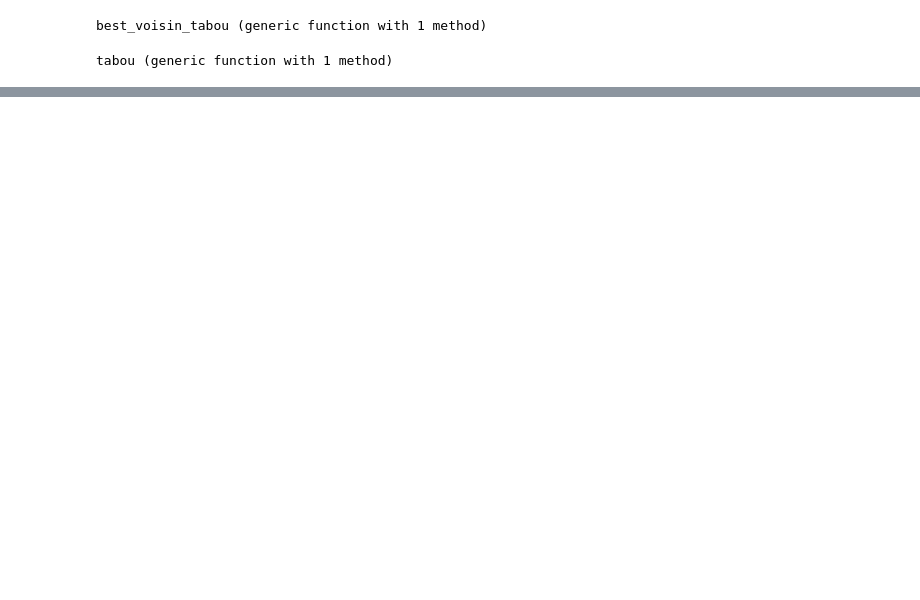
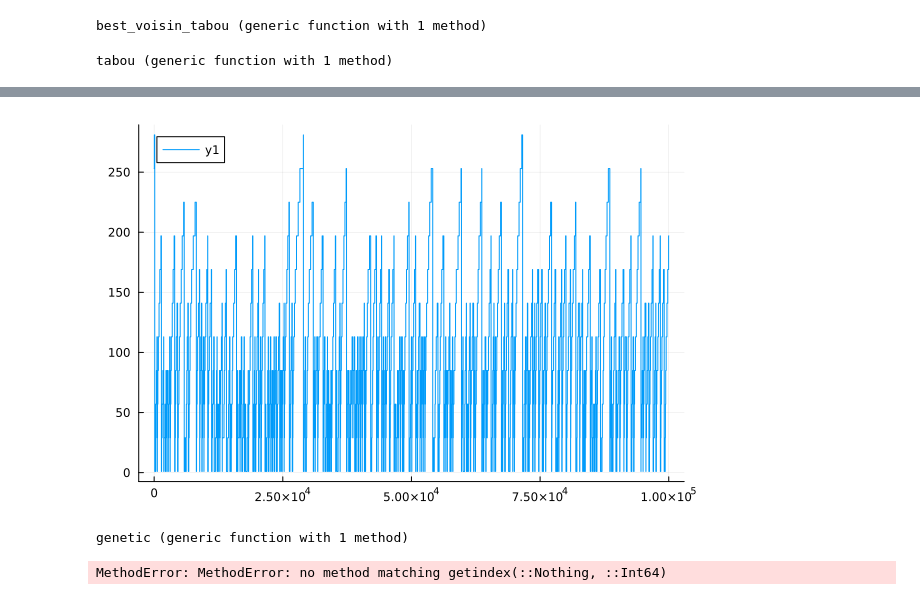
Before and after one commit to Mathemathis/MH-k-color, a Jupyter notebook: Tabouv1.ipynb, the cells around one changed output, grey strips where cells are left out. Saved outputs shown, nothing was run; the diff lists cells and outputs as text; code cells hidden in the pictures; blank space fills up the shorter version.

```diff
--- a/Tabouv1.ipynb
+++ b/Tabouv1.ipynb
@@ -321,0 +473,22 @@ count_conflict(adjacence_list, sol_tabou, n)
+# %%
+plot(Tabou_length[500000:600000])
+# %% [output]
+[figure, added]
+# %%
+function genetic(adjacence_list, indice_degree, degree, n, k)
+    Parents= [random_coloring(n, k) for i in 1:4]
+    step=0
+    while step <=2
+        for i in 1:4
+            Parents[i]=tabou(adjacence_list, indice_degree, degree, n, k, Parents[i])[1]
+        end
+    step+=1
+    end
+end
+# %% [output]
+genetic (generic function with 1 method)
+# %%
+sol_genetic= genetic(adjacence_list, indice_degree, degree, n, k)
+count_conflict(adjacence_list, sol_genetic, n)
+# %% [output]
+MethodError: MethodError: no method matching getindex(::Nothing, ::Int64)
```
Also changed, not shown: parts of 19 cells of this notebook.
